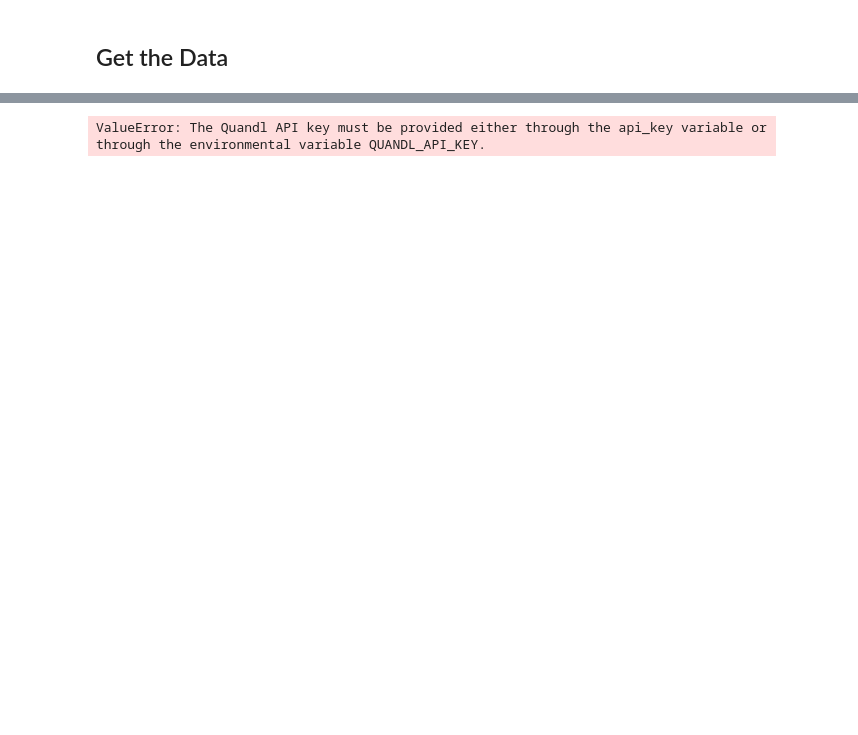
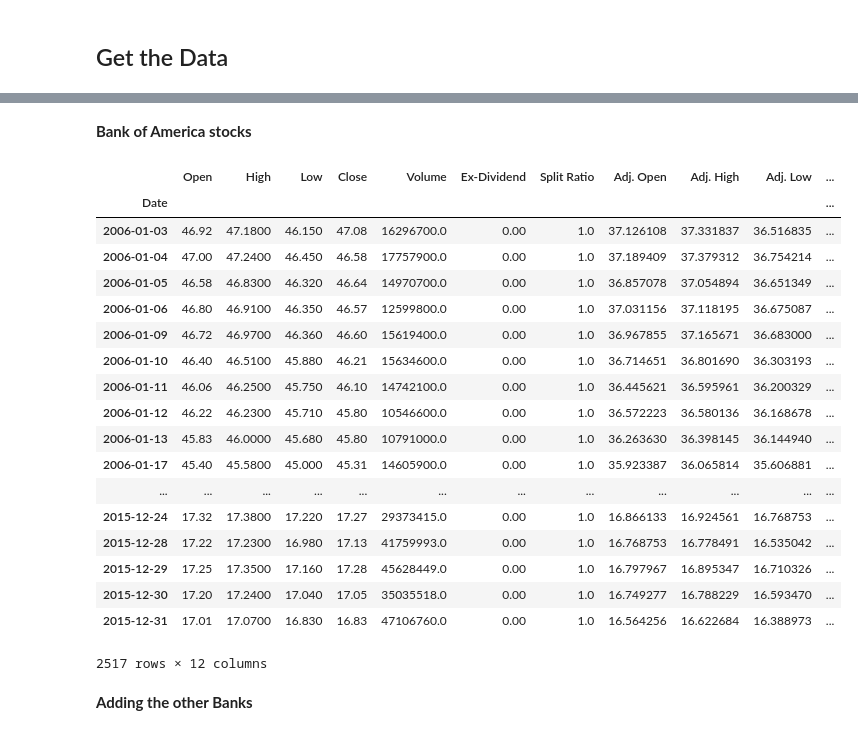
Before and after one commit to chikoungoun/Python-for-Datascience---jportilla, a Jupyter notebook: Finance_Data_Project.ipynb, the cells around one changed output, grey strips where cells are left out. Drawn from its saved outputs; the diff is of its cells as text; code cells hidden in the pictures; blank space fills up the shorter version.

Commit message:
Setting up the ticker dataframes

```diff
--- a/Finance_Data_Project.ipynb
+++ b/Finance_Data_Project.ipynb
@@ -5,10 +7,5 @@ Visualizing data analysis of stock prices
 # %% [markdown]
 ### Imports
 # %%
-import pandas_datareader.data as wb
 import pandas as pd
 import numpy as np
-import datetime
-import quandl
-quandl.ApiConfig.api_key = "MYAPIKEY"
-%matplotlib inline
@@ -15,2 +20,6 @@ quandl.ApiConfig.api_key = "MYAPIKEY"
+# %%
+import quandl
+api_key = open('quandl_apikey.txt','r').read()
+quandl.ApiConfig.api_key = api_key
 # %% [markdown]
 ## Get the Data
@@ -23,4 +40,28 @@ symbol = 'WIKI/AAPL'
-# %%
-f = wb.DataReader(symbol,'quandl',start,end)
-# %% [output]
-ValueError: The Quandl API key must be provided either through the api_key variable or through the environmental variable QUANDL_API_KEY.
+# %% [markdown]
+**Bank of America stocks**
+# %%
+BAC = quandl.get('WIKI/BAC',start_date=start,end_date=end)
+# %%
+BAC
+# %% [output]
+|  | Open | High | Low | Close | Volume | Ex-Dividend | Split Ratio | Adj. Open | Adj. High | Adj. Low | ... |
+| Date |  |  |  |  |  |  |  |  |  |  | ... |
+| 2006-01-03 | 46.92 | 47.1800 | 46.150 | 47.08 | 16296700.0 | 0.00 | 1.0 | 37.126108 | 37.331837 | 36.516835 | ... |
+| 2006-01-04 | 47.00 | 47.2400 | 46.450 | 46.58 | 17757900.0 | 0.00 | 1.0 | 37.189409 | 37.379312 | 36.754214 | ... |
+| 2006-01-05 | 46.58 | 46.8300 | 46.320 | 46.64 | 14970700.0 | 0.00 | 1.0 | 36.857078 | 37.054894 | 36.651349 | ... |
+| 2006-01-06 | 46.80 | 46.9100 | 46.350 | 46.57 | 12599800.0 | 0.00 | 1.0 | 37.031156 | 37.118195 | 36.675087 | ... |
+| 2006-01-09 | 46.72 | 46.9700 | 46.360 | 46.60 | 15619400.0 | 0.00 | 1.0 | 36.967855 | 37.165671 | 36.683000 | ... |
+| 2006-01-10 | 46.40 | 46.5100 | 45.880 | 46.21 | 15634600.0 | 0.00 | 1.0 | 36.714651 | 36.801690 | 36.303193 | ... |
+| 2006-01-11 | 46.06 | 46.2500 | 45.750 | 46.10 | 14742100.0 | 0.00 | 1.0 | 36.445621 | 36.595961 | 36.200329 | ... |
+| 2006-01-12 | 46.22 | 46.2300 | 45.710 | 45.80 | 10546600.0 | 0.00 | 1.0 | 36.572223 | 36.580136 | 36.168678 | ... |
+| 2006-01-13 | 45.83 | 46.0000 | 45.680 | 45.80 | 10791000.0 | 0.00 | 1.0 | 36.263630 | 36.398145 | 36.144940 | ... |
+| 2006-01-17 | 45.40 | 45.5800 | 45.000 | 45.31 | 14605900.0 | 0.00 | 1.0 | 35.923387 | 36.065814 | 35.606881 | ... |
+| ... | ... | ... | ... | ... | ... | ... | ... | ... | ... | ... | ... |
+| 2015-12-24 | 17.32 | 17.3800 | 17.220 | 17.27 | 29373415.0 | 0.00 | 1.0 | 16.866133 | 16.924561 | 16.768753 | ... |
+| 2015-12-28 | 17.22 | 17.2300 | 16.980 | 17.13 | 41759993.0 | 0.00 | 1.0 | 16.768753 | 16.778491 | 16.535042 | ... |
+| 2015-12-29 | 17.25 | 17.3500 | 17.160 | 17.28 | 45628449.0 | 0.00 | 1.0 | 16.797967 | 16.895347 | 16.710326 | ... |
+| 2015-12-30 | 17.20 | 17.2400 | 17.040 | 17.05 | 35035518.0 | 0.00 | 1.0 | 16.749277 | 16.788229 | 16.593470 | ... |
+| 2015-12-31 | 17.01 | 17.0700 | 16.830 | 16.83 | 47106760.0 | 0.00 | 1.0 | 16.564256 | 16.622684 | 16.388973 | ... |
+2517 rows × 12 columns
+# %% [markdown]
+**Adding the other Banks**
```
Also changed, not shown: parts of 18 cells of this notebook.
